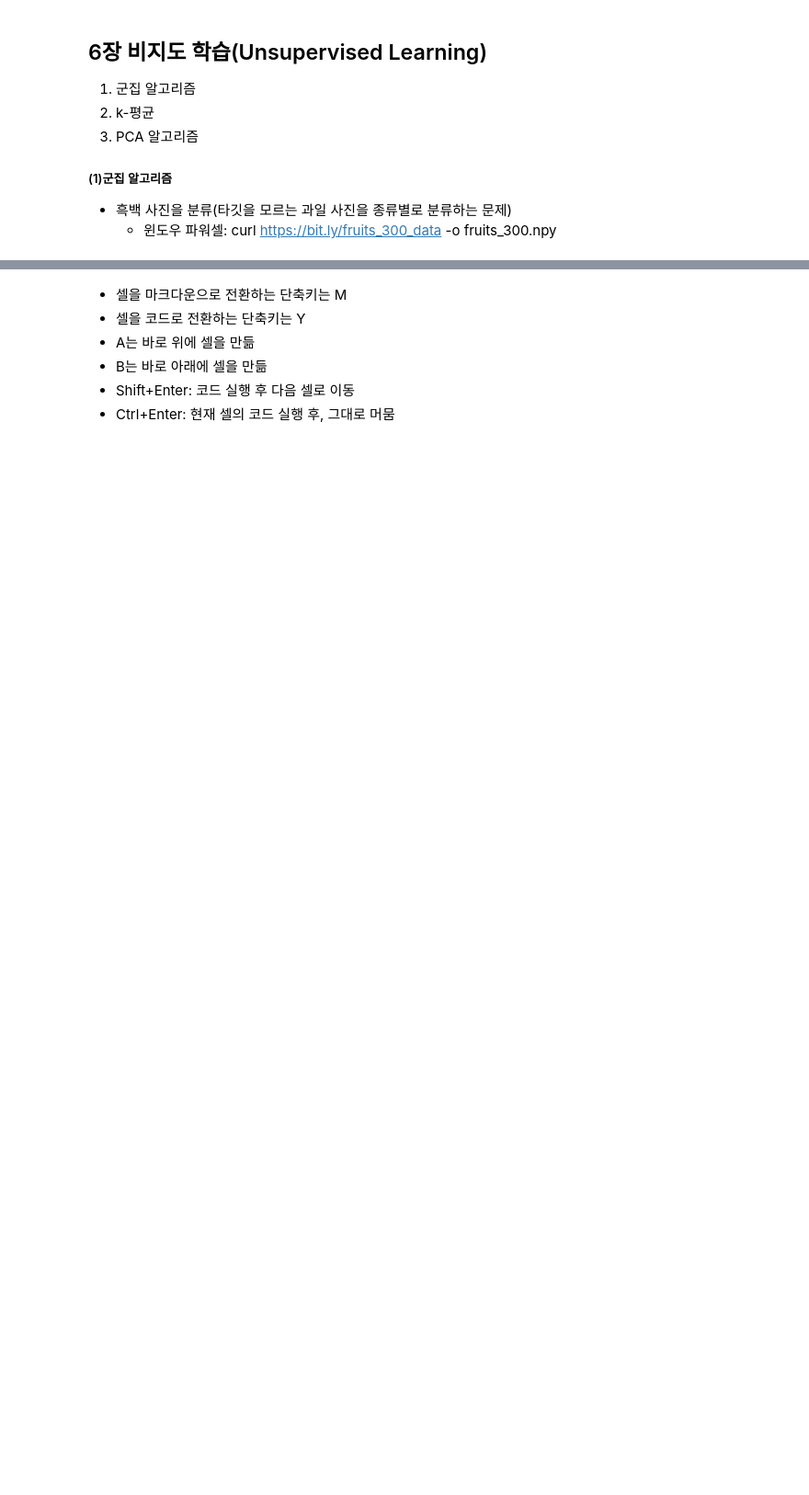
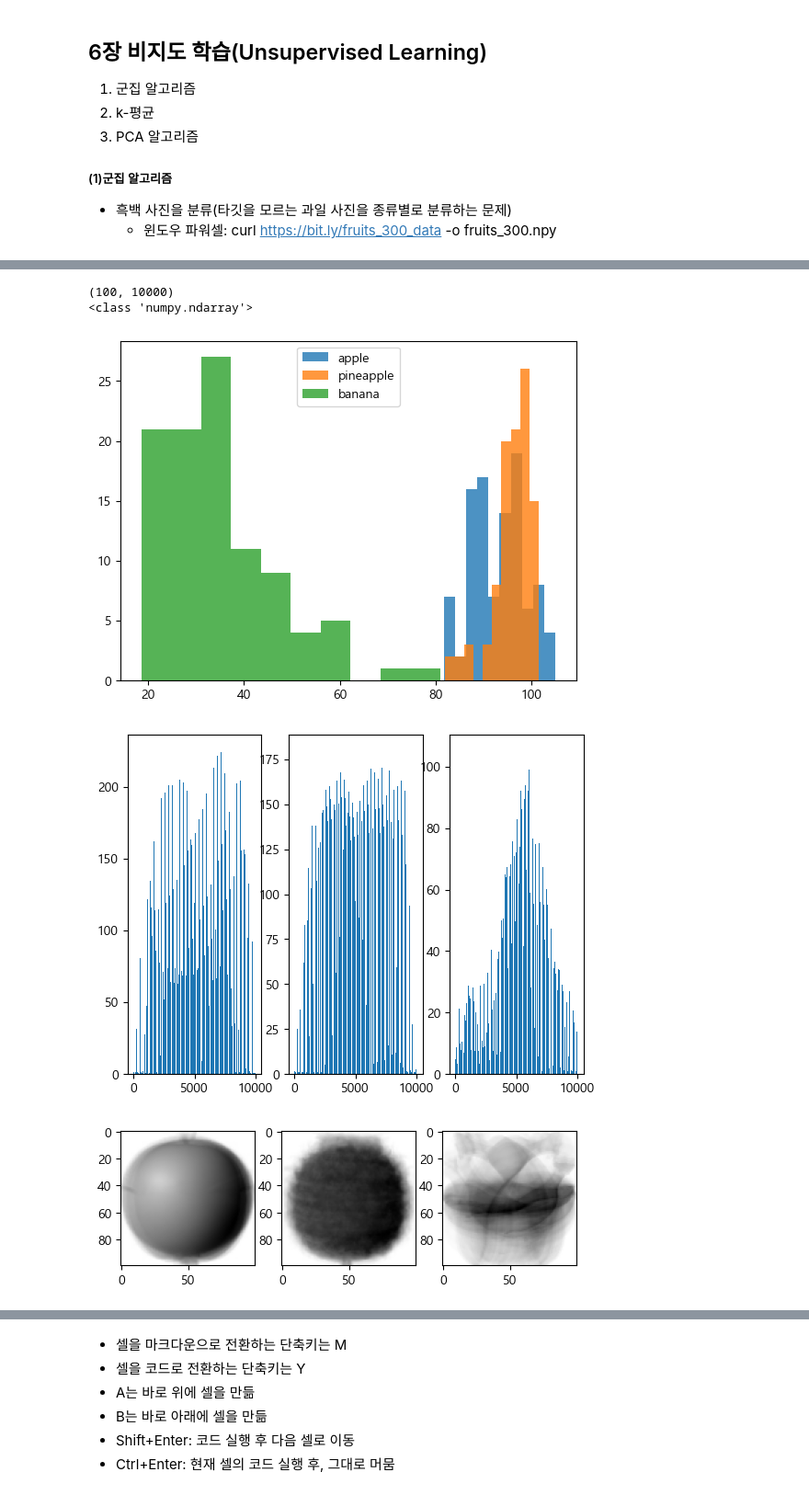
Before and after one commit to yccho1004/pythonBasic, a Jupyter notebook: HonGong-ML-DL_py/basics.ipynb, the cells around one changed output, grey strips where cells are left out. Shown at 92% size. Drawn from its saved outputs; the diff is of its cells as text; code cells hidden in the pictures; blank space fills up the shorter version.

```diff
--- a/HonGong-ML-DL_py/basics.ipynb
+++ b/HonGong-ML-DL_py/basics.ipynb
@@ -1135,0 +1148,36 @@ print(fruits.shape)
+# %%
+#픽셀값 분석을 위해 100x100이미지를 1x10000의 1차원으로 바꿈(reshape)
+apple = fruits[0:100].reshape(-1, 100*100) #fruits[]의 0~99번째 이미지까지임. 열은 10000, 행은 자동 계산
+pineapple = fruits[100:200].reshape(-1, 100*100)
+banana = fruits[200:300].reshape(-1, 100*100)
+print(apple.shape)
+print(type(apple))
+#픽셀의 평균값 계산(이미지의 평균 밝기)
+plt.hist(apple.mean(axis=1), alpha=0.8, label='apple') #axis=0은 행을 따라 (세로)계산, axis=1은 열을 따라 (가로)계산
+plt.hist(pineapple.mean(axis=1), alpha=0.8, label='pineapple')
+plt.hist(banana.mean(axis=1), alpha=0.8, label='banana')
+plt.legend()
+plt.show()
+
+#픽셀별 평균값(1x10000의 결과로 나타남)
+fig, axs = plt.subplots(1,3)
+axs[0].bar(range(10000), apple.mean(axis=0))
+axs[1].bar(range(10000), pineapple.mean(axis=0))
+axs[2].bar(range(10000), banana.mean(axis=0))
+plt.show()
+
+#픽셀별 평균값을 이미지로 나타내기
+fig, axs = plt.subplots(1,3)
+apple_mean = apple.mean(axis=0).reshape(100, 100)
+pineapple_mean = pineapple.mean(axis=0).reshape(100, 100)
+banana_mean = banana.mean(axis=0).reshape(100, 100)
+axs[0].imshow(apple_mean, cmap='gray_r')
+axs[1].imshow(pineapple_mean, cmap='gray_r')
+axs[2].imshow(banana_mean, cmap="gray_r")
+plt.show()
+# %% [output]
+(100, 10000)
+<class 'numpy.ndarray'>
+[figure, added]
+[figure, added]
+[figure, added]
```
Also changed, not shown: parts of 10 cells of this notebook, 1 other file.
